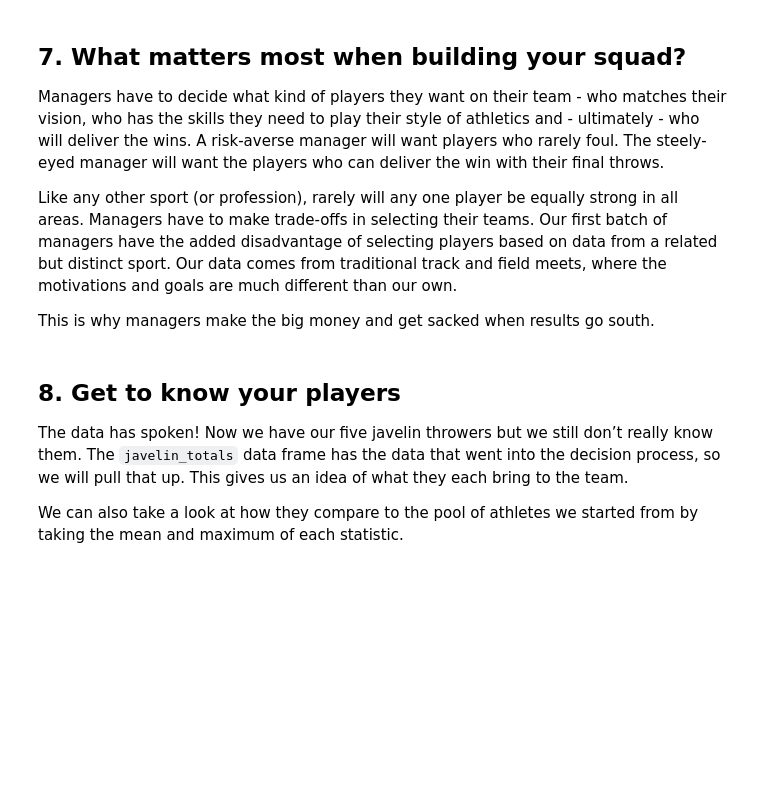
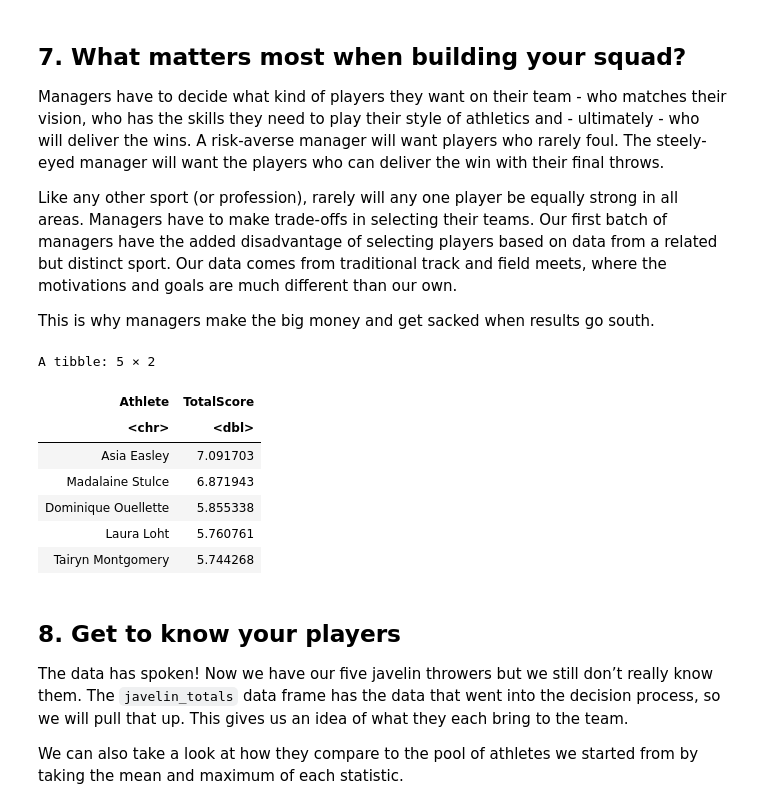
Before and after one commit to JeremyTallant/fantasy_team, a Jupyter notebook: moneyball_analysis.ipynb, the cells around one changed output. Drawn from its saved outputs; the diff is of its cells as text; code cells hidden in the pictures; blank space fills up the shorter version.

```diff
--- a/moneyball_analysis.ipynb
+++ b/moneyball_analysis.ipynb
@@ -207,3 +198,21 @@ javelin_team
+# %%
+weights <- c(2.1, 4.9, .5, 2.5)
+javelin_team <- javelin_norm %>%
+  mutate(TotalScore = TotalDistance*weights[1] + StandardDev*weights[2] + Success*weights[3] + diff*weights[4]) %>%
+  arrange(desc(TotalScore)) %>%
+  slice(1:5) %>%
+  select(Athlete, TotalScore)
+
+javelin_team
+# %% [output]
+A tibble: 5 × 2
+| Athlete | TotalScore |
+| <chr> | <dbl> |
+| Asia Easley | 7.091703 |
+| Madalaine Stulce | 6.871943 |
+| Dominique Ouellette | 5.855338 |
+| Laura Loht | 5.760761 |
+| Tairyn Montgomery | 5.744268 |
 # %% [markdown]
 ## 8. Get to know your players
 <p>The data has spoken! Now we have our five javelin throwers but we still don’t really know them. The <code>javelin_totals</code> data frame has the data that went into the decision process, so we will pull that up. This gives us an idea of what they each bring to the team. </p>
```
Also changed, not shown: parts of 1 cell of this notebook.
